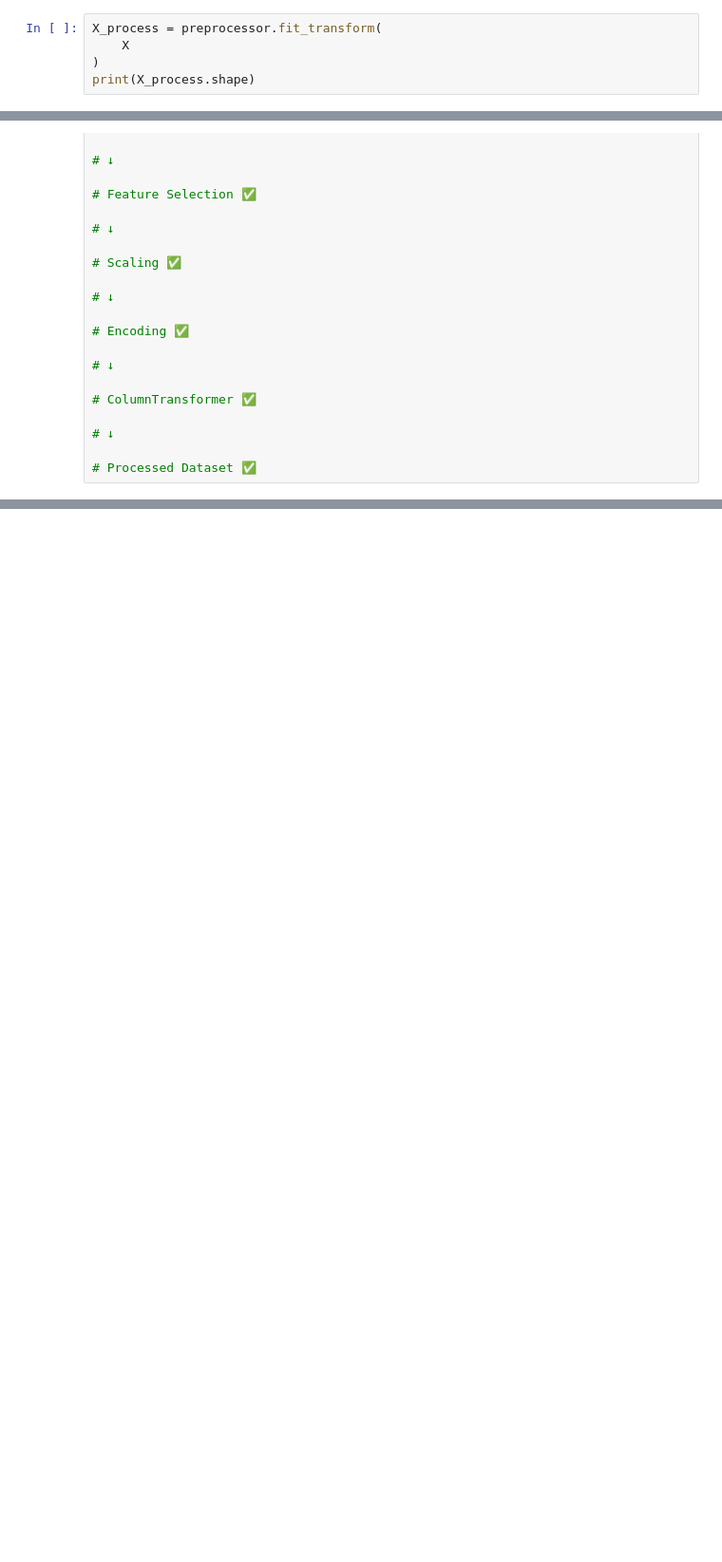
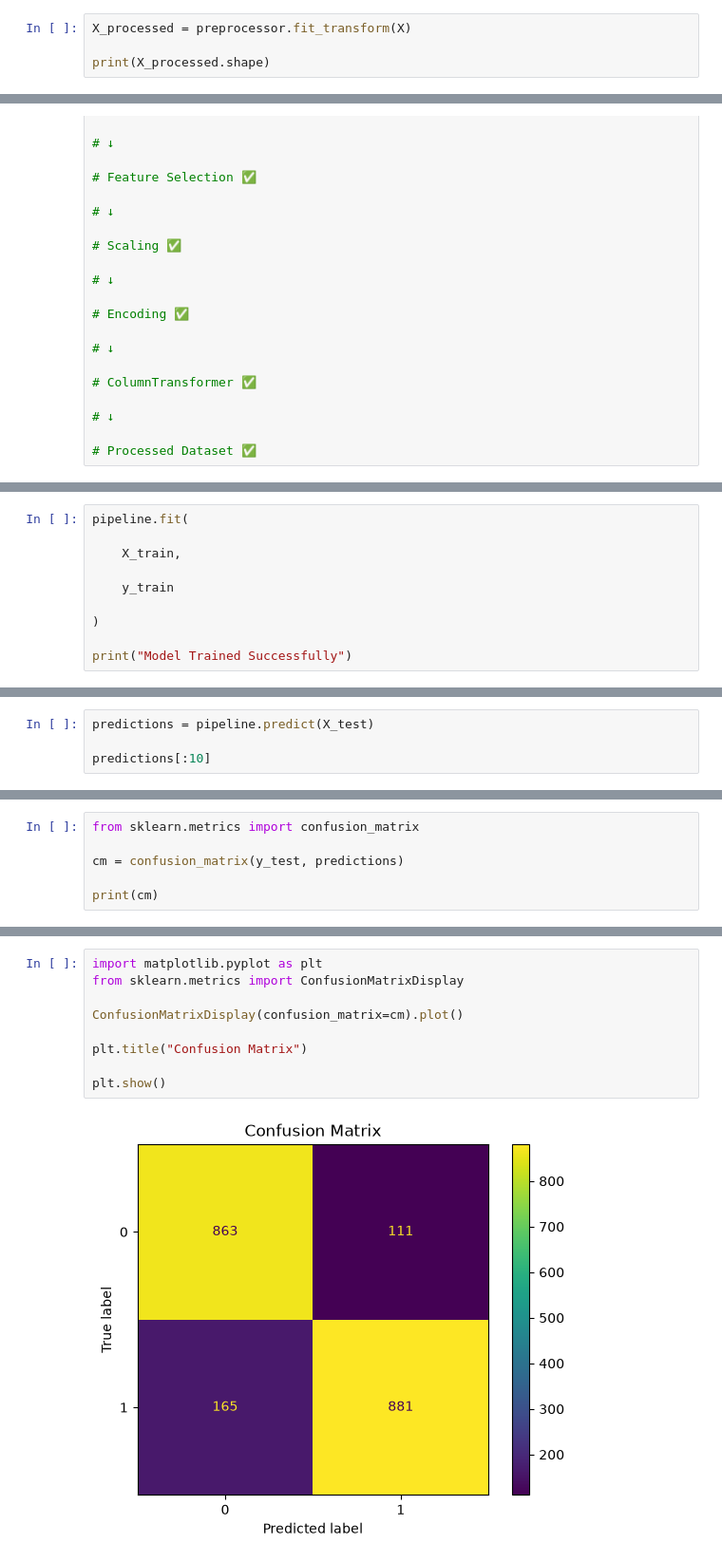
Before and after one commit to Shubhamspc90/AI_ML, a Jupyter notebook: python/data_science_library/projects/Sales_ML_Project.ipynb, the cells around one changed output, grey strips where cells are left out. Shown at 95% size. Drawn from its saved outputs; the diff is of its cells as text; blank space fills up the shorter version.

Commit message:
Implement Logistic Regression pipeline and evaluate model using confusion matrix and classification report

```diff
--- a/python/data_science_library/projects/Sales_ML_Project.ipynb
+++ b/python/data_science_library/projects/Sales_ML_Project.ipynb
@@ -753,8 +749,7 @@ ColumnTransformer(transformers=[('num', StandardScaler(),
 # %% [markdown]
 Transform Features
 # %%
-X_process = preprocessor.fit_transform(
-    X
-)
-print(X_process.shape)
+X_processed = preprocessor.fit_transform(X)
+
+print(X_processed.shape)
 # %% [output]
@@ -804,0 +894,10 @@ Project Flow
+# %%
+pipeline.fit(
+
+    X_train,
+
+    y_train
+
+)
+
+print("Model Trained Successfully")
@@ -804,0 +906,4 @@ Project Flow
+# %%
+predictions = pipeline.predict(X_test)
+
+predictions[:10]
@@ -804,0 +1045,6 @@ Project Flow
+# %%
+from sklearn.metrics import confusion_matrix
+
+cm = confusion_matrix(y_test, predictions)
+
+print(cm)
@@ -804,0 +1079,11 @@ Project Flow
+# %%
+import matplotlib.pyplot as plt
+from sklearn.metrics import ConfusionMatrixDisplay
+
+ConfusionMatrixDisplay(confusion_matrix=cm).plot()
+
+plt.title("Confusion Matrix")
+
+plt.show()
+# %% [output]
+[figure, added]
```
Also changed, not shown: parts of 36 cells of this notebook.
